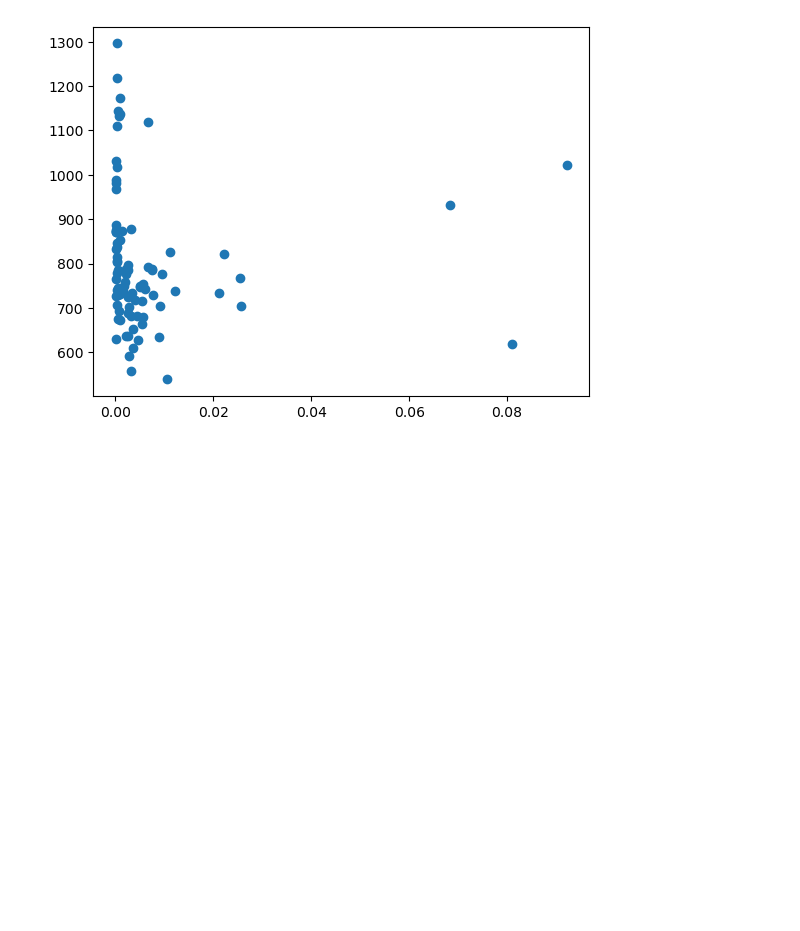
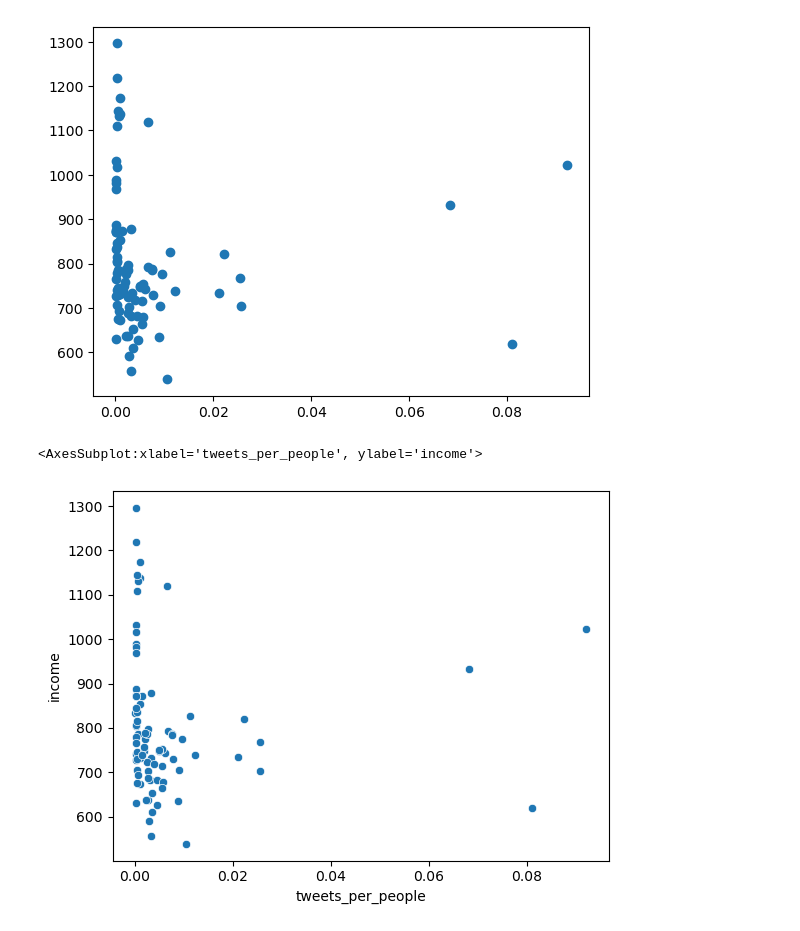
Before and after one commit to terrance2630/CCC_A2, a Jupyter notebook: scenarios_data/presentation_food.ipynb, the cells around one changed output. Cells and saved outputs as stored; diff of their text form; code cells hidden in the pictures; blank space fills up the shorter version.

```diff
--- a/scenarios_data/presentation_food.ipynb
+++ b/scenarios_data/presentation_food.ipynb
@@ -279,0 +278,5 @@ df_food_tweet_information['pop'] = df_food_tweet_information.apply(lambda row: t
+# %%
+sns.scatterplot(data=df_food_tweet_information_pop, x="tweets_per_people", y="income")
+# %% [output]
+<AxesSubplot:xlabel='tweets_per_people', ylabel='income'>
+[figure, added]
```
Also changed, not shown: parts of 1 cell of this notebook.
